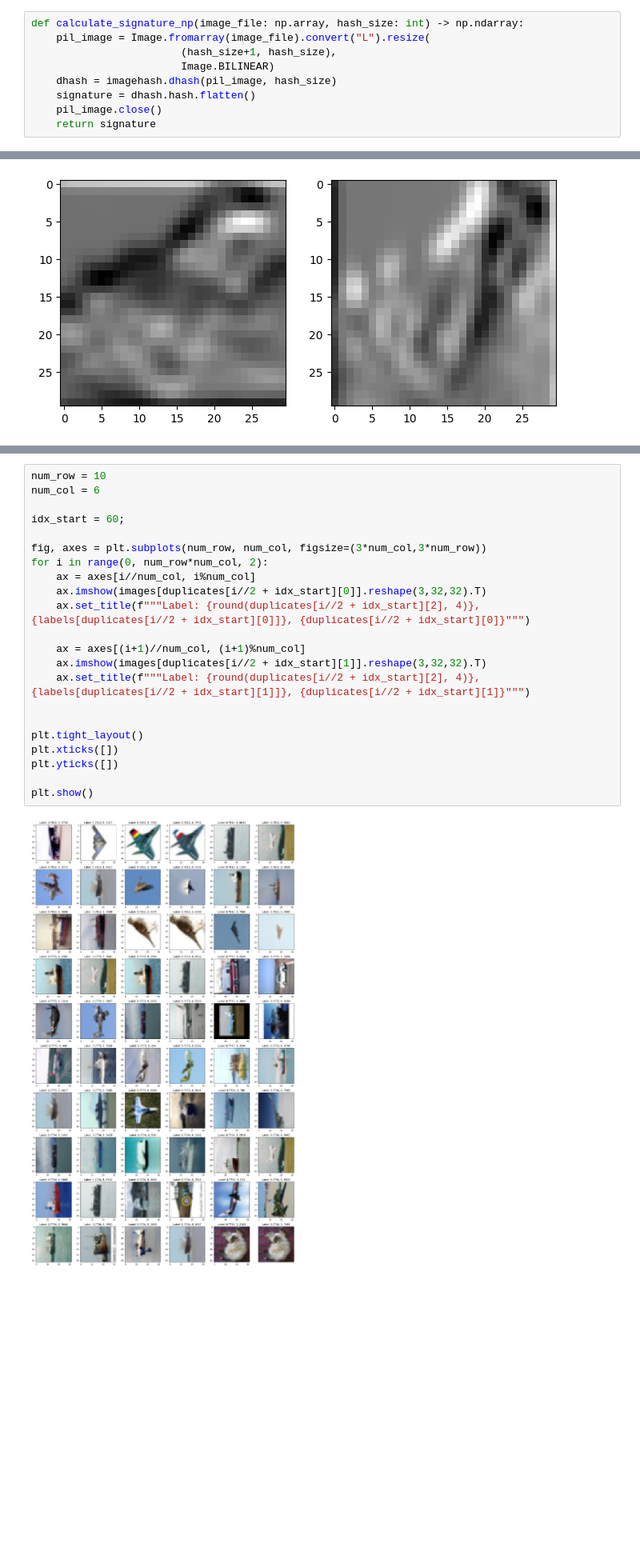
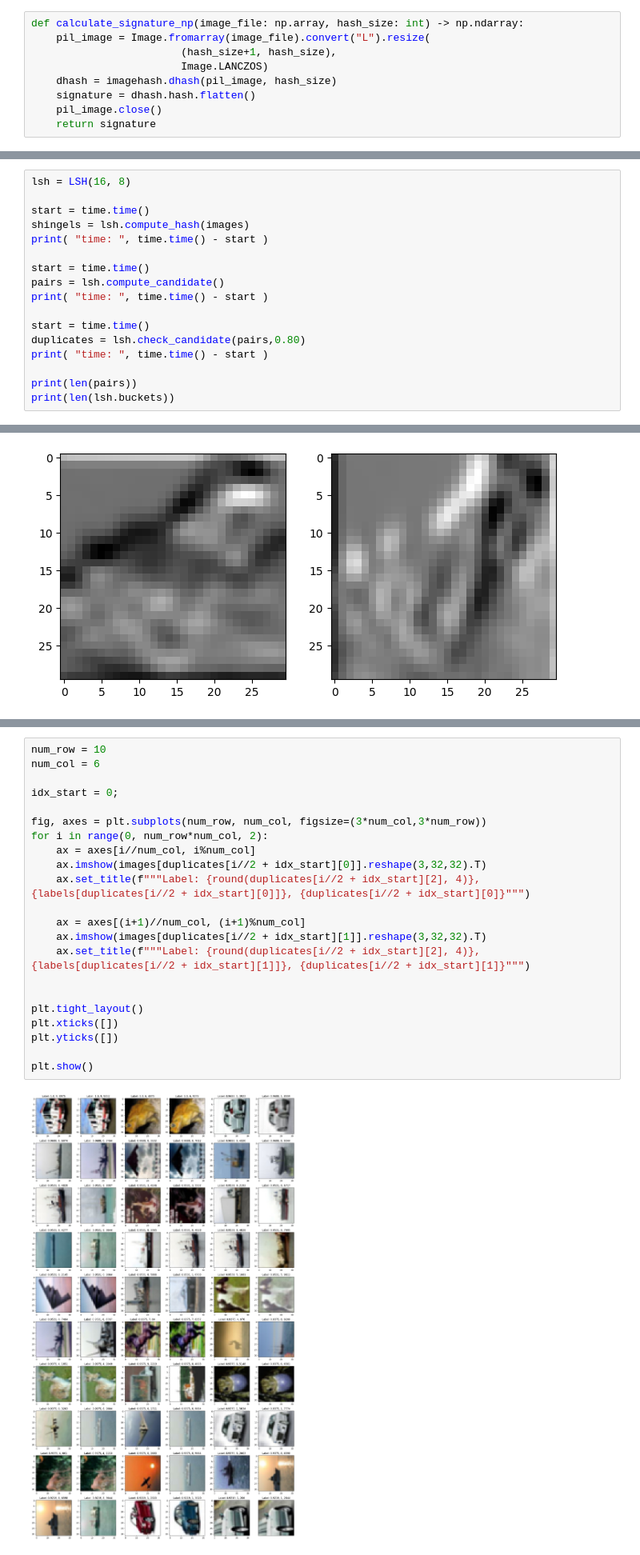
Before and after one commit to Bronomor/HashMaster, a Jupyter notebook: 1.LSH/LSH.ipynb, the cells around one changed output, grey strips where cells are left out. Shown at 80% size. Drawn from its saved outputs; the diff is of its cells as text; blank space fills up the shorter version.

```diff
--- a/1.LSH/LSH.ipynb
+++ b/1.LSH/LSH.ipynb
@@ -37,7 +37,7 @@ def calculate_signature(image_file: str, hash_size: int) -> np.ndarray:
 def calculate_signature_np(image_file: np.array, hash_size: int) -> np.ndarray:
     pil_image = Image.fromarray(image_file).convert("L").resize(
                         (hash_size+1, hash_size),
-                        Image.BILINEAR)
+                        Image.LANCZOS)
     dhash = imagehash.dhash(pil_image, hash_size)
     signature = dhash.hash.flatten()
     pil_image.close()
@@ -224 +231,18 @@ print(len(lsh.buckets))
 8
+# %%
+lsh = LSH(16, 8)
+
+start = time.time()
+shingels = lsh.compute_hash(images)
+print( "time: ", time.time() - start )
+
+start = time.time()
+pairs = lsh.compute_candidate()
+print( "time: ", time.time() - start )
+
+start = time.time()
+duplicates = lsh.check_candidate(pairs,0.80)
+print( "time: ", time.time() - start )
+
+print(len(pairs))
+print(len(lsh.buckets))
@@ -637,27 +667,27 @@ plt.imshow(img_hash.T, cmap='gray')
 # %%
 num_row = 10
 num_col = 6
 
-idx_start = 60;
+idx_start = 0;
 
 fig, axes = plt.subplots(num_row, num_col, figsize=(3*num_col,3*num_row))
 for i in range(0, num_row*num_col, 2):
     ax = axes[i//num_col, i%num_col]
     ax.imshow(images[duplicates[i//2 + idx_start][0]].reshape(3,32,32).T)
     ax.set_title(f"""Label: {round(duplicates[i//2 + idx_start][2], 4)}, {labels[duplicates[i//2 + idx_start][0]]}, {duplicates[i//2 + idx_start][0]}""")
 
     ax = axes[(i+1)//num_col, (i+1)%num_col]
     ax.imshow(images[duplicates[i//2 + idx_start][1]].reshape(3,32,32).T)
     ax.set_title(f"""Label: {round(duplicates[i//2 + idx_start][2], 4)}, {labels[duplicates[i//2 + idx_start][1]]}, {duplicates[i//2 + idx_start][1]}""")
 
 
 plt.tight_layout()
 plt.xticks([])
 plt.yticks([])
 
 plt.show()
 # %% [output]
-[figure, old version]
+[figure, new version]
 # %% [markdown]
 #### Calculate MAP
 # %%
```
Also changed, not shown: parts of 7 cells of this notebook, 7 other files.
